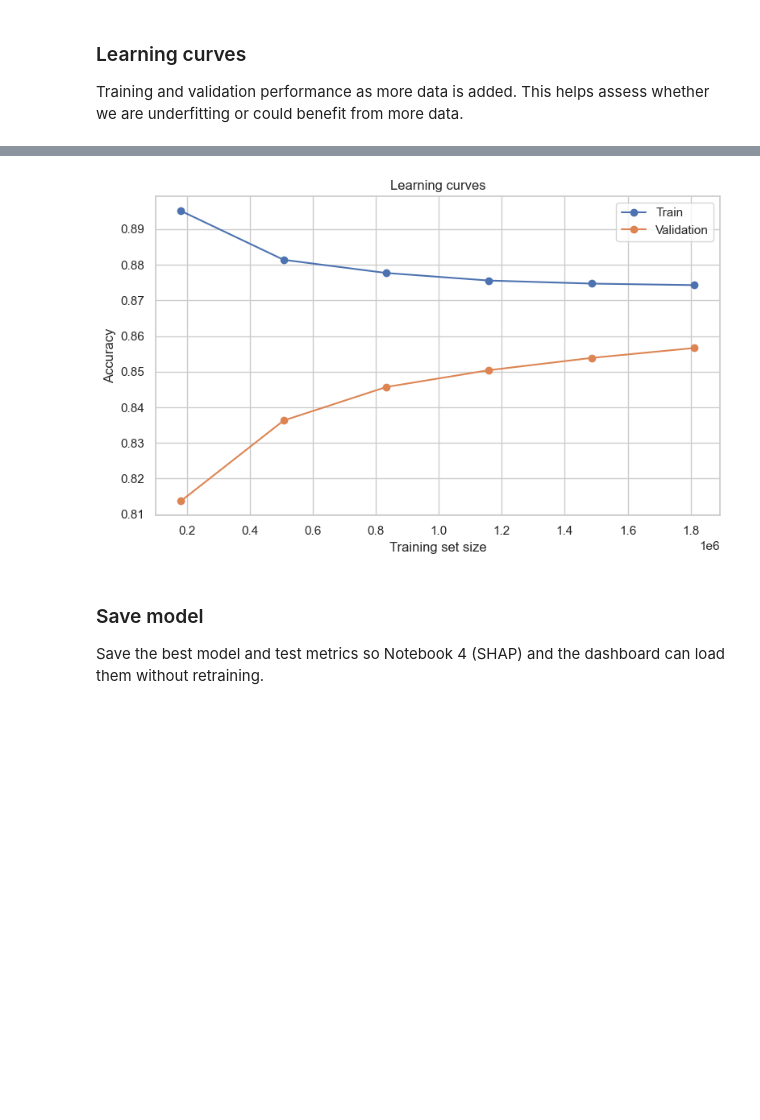
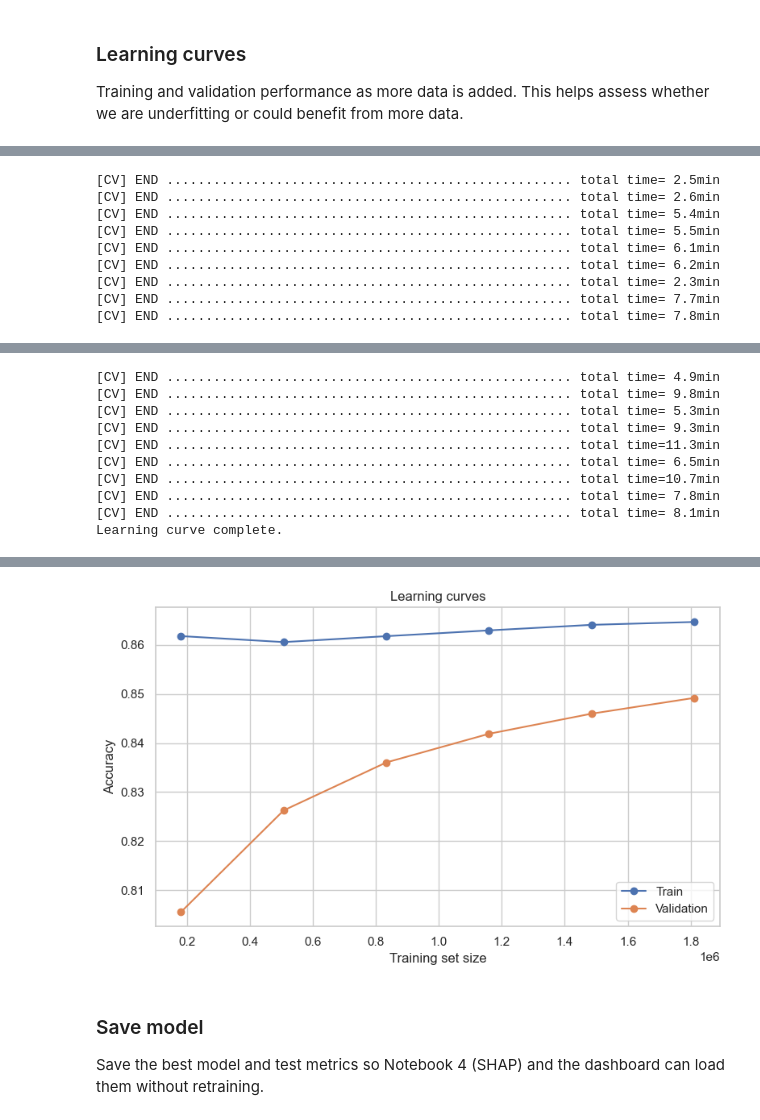
Before and after one commit to aspandyar/aiops-pipeline-framework, a Jupyter notebook: notebooks/03_model_training.ipynb, the cells around one changed output, grey strips where cells are left out. Drawn from its saved outputs; the diff is of its cells as text; code cells hidden in the pictures; blank space fills up the shorter version.

```diff
--- a/notebooks/03_model_training.ipynb
+++ b/notebooks/03_model_training.ipynb
@@ -53,6 +66,7 @@ Sample weights computed (balanced).
 
 Train a baseline XGBoost with default or simple parameters to establish a reference point before hyperparameter tuning.
 # %%
+print("Training baseline XGBoost (100 trees, max_depth=6)...")
 baseline = xgb.XGBClassifier(
     n_estimators=100,
     max_depth=6,
@@ -60,11 +74,11 @@ baseline = xgb.XGBClassifier(
     objective="multi:softprob",
     num_class=len(class_names),
     random_state=42,
-    use_label_encoder=False,
     eval_metric="mlogloss",
     **xgb_device_kw,
 )
-baseline.fit(X_train, y_train, sample_weight=sample_weights_train)
+baseline.fit(X_train, y_train, sample_weight=sample_weights_train, verbose=1)
 acc_baseline = accuracy_score(y_val, baseline.predict(X_val))
 print(f"Baseline validation accuracy: {acc_baseline:.4f}")
+print("Baseline done.")
 # %% [output]
@@ -79,17 +92,22 @@ We use **RandomizedSearchCV** over an expanded space (n_estimators up to 800, ma
 # %%
 from sklearn.model_selection import RandomizedSearchCV
 
-# Expanded search for 95%+ accuracy: more candidates, min_child_weight, gamma
+N_ITER, CV_FOLDS = 96, 3
+total_fits = N_ITER * CV_FOLDS
+print(f"Hyperparameter search: {N_ITER} candidates × {CV_FOLDS} folds = {total_fits} fits (n_jobs=-1).")
+print("This may take 30–90+ minutes. Progress below (verbose=2)...")
+
+# Expanded search for 95%: more regularization options, shallower trees to reduce overfitting
 param_dist = {
-    "n_estimators": [400, 600, 800],
-    "max_depth": [8, 10, 12],
-    "learning_rate": [0.02, 0.05, 0.08, 0.1],
-    "min_child_weight": [1, 3, 5],
-    "gamma": [0, 0.1, 0.2],
+    "n_estimators": [500, 700, 800, 1000],
+    "max_depth": [6, 8, 10, 12],
+    "learning_rate": [0.02, 0.04, 0.06, 0.08, 0.1],
+    "min_child_weight": [1, 3, 5, 7],
+    "gamma": [0, 0.1, 0.2, 0.3],
     "subsample": [0.7, 0.8, 1.0],
     "colsample_bytree": [0.7, 0.85, 1.0],
-    "reg_alpha": [0.01, 0.1, 1.0],
-    "reg_lambda": [0.1, 1.0, 2.0],
+    "reg_alpha": [0.1, 0.5, 1.0, 2.0],
+    "reg_lambda": [0.5, 1.0, 2.0, 3.0],
 }
 search = RandomizedSearchCV(
     xgb.XGBClassifier(
@@ -100,14 +118,16 @@ search = RandomizedSearchCV(
         **xgb_device_kw,
     ),
     param_dist,
-    n_iter=72,
-    cv=3,
+    n_iter=N_ITER,
+    cv=CV_FOLDS,
     scoring="accuracy",
-    n_jobs=4,
-    verbose=1,
+    n_jobs=-1,
+    verbose=2,
     random_state=42,
 )
 search.fit(X_train, y_train, sample_weight=sample_weights_train)
+print("Hyperparameter search complete.")
 print("Best params:", search.best_params_)
+print("Best CV score:", search.best_score_)
 best_params = search.best_params_.copy()
 # %% [output]
@@ -216,7 +274,9 @@ Training and validation performance as more data is added. This helps assess whe
 # learning_curve clones the estimator and calls fit(X, y) only — no eval_set.
 # So use a model *without* early_stopping_rounds to avoid "Must have at least 1 validation dataset".
 train_size_ticks = 6  # 0.1, 0.2, ..., 1.0
-print(f"Learning curve: {train_size_ticks} train sizes × 3 folds = {train_size_ticks * 3} fits (verbose=1 below).")
+lc_fits = train_size_ticks * 3
+print(f"Learning curve: {train_size_ticks} train sizes × 3 folds = {lc_fits} fits (n_jobs=-1, verbose=2).")
+print("Running learning curve...")
 lc_model = xgb.XGBClassifier(
     n_estimators=n_est,
     objective="multi:softprob",
@@ -227,10 +287,11 @@ lc_model = xgb.XGBClassifier(
     **xgb_device_kw,
 )
 train_sizes, train_scores, val_scores = learning_curve(
-    lc_model, X_train, y_train, cv=3, n_jobs=1,
+    lc_model, X_train, y_train, cv=3, n_jobs=-1,
     train_sizes=np.linspace(0.1, 1.0, 6),
     verbose=2,
 )
+print("Learning curve complete.")
 plt.figure()
 plt.plot(train_sizes, train_scores.mean(axis=1), "o-", label="Train")
 plt.plot(train_sizes, val_scores.mean(axis=1), "o-", label="Validation")
@@ -266,0 +311,9 @@ Learning curve: 6 train sizes × 3 folds = 18 fits (verbose=1 below).
+[CV] END .................................................... total time= 2.5min
+[CV] END .................................................... total time= 2.6min
+[CV] END .................................................... total time= 5.4min
+[CV] END .................................................... total time= 5.5min
+[CV] END .................................................... total time= 6.1min
+[CV] END .................................................... total time= 6.2min
+[CV] END .................................................... total time= 2.3min
+[CV] END .................................................... total time= 7.7min
+[CV] END .................................................... total time= 7.8min
@@ -266,0 +321,10 @@ Learning curve: 6 train sizes × 3 folds = 18 fits (verbose=1 below).
+[CV] END .................................................... total time= 4.9min
+[CV] END .................................................... total time= 9.8min
+[CV] END .................................................... total time= 5.3min
+[CV] END .................................................... total time= 9.3min
+[CV] END .................................................... total time=11.3min
+[CV] END .................................................... total time= 6.5min
+[CV] END .................................................... total time=10.7min
+[CV] END .................................................... total time= 7.8min
+[CV] END .................................................... total time= 8.1min
+Learning curve complete.
@@ -267,4 +332,4 @@ Learning curve: 6 train sizes × 3 folds = 18 fits (verbose=1 below).
-[figure, old version]
+[figure, new version]
 # %% [markdown]
 ### Save model
 
```
Also changed, not shown: parts of 10 cells of this notebook, 15 other files.
